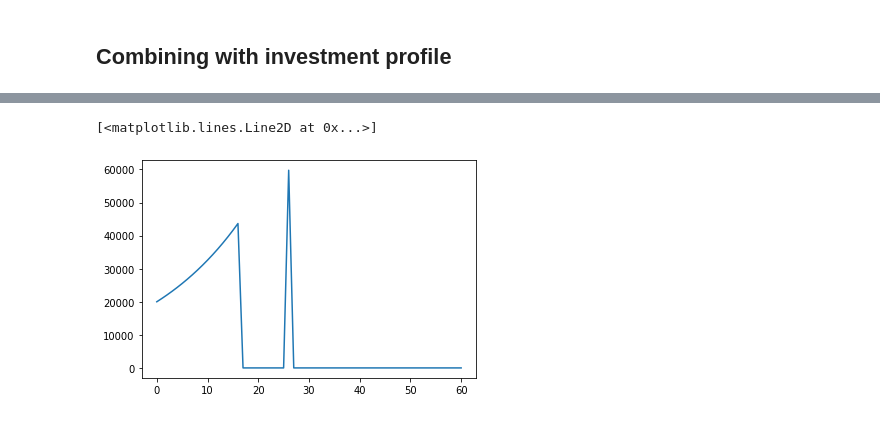
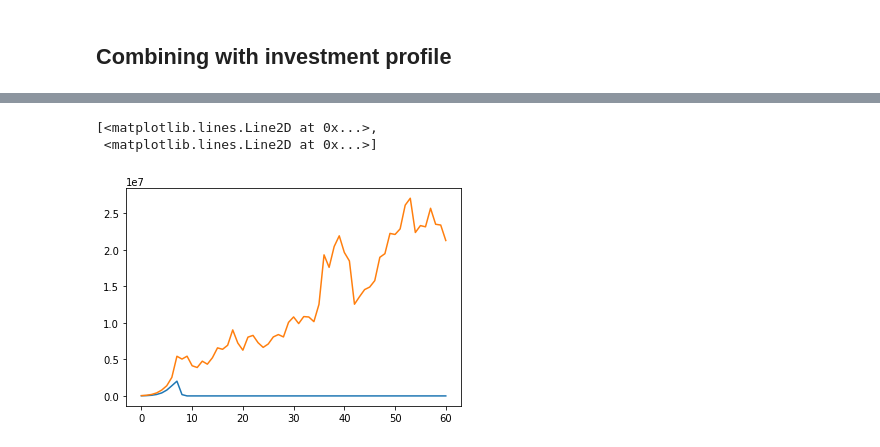
Before and after one commit to neriksen/applied_finance, a Jupyter notebook: portfolio_return.ipynb, the cells around one changed output, grey strips where cells are left out. Saved outputs shown, nothing was run; the diff lists cells and outputs as text; code cells hidden in the pictures.

```diff
--- a/portfolio_return.ipynb
+++ b/portfolio_return.ipynb
@@ -9,6 +9,7 @@ import simulate
 spx = pd.read_csv('^GSPC.csv', index_col=0)
 
 start = dt.date(2020, 1, 1)
-end = dt.date(2080, 12, 31)
+end = dt.date(2050, 12, 31)
+
 
 Market = simulate.Market(spx.iloc[-7500:, -2], start, end)
@@ -88,0 +110,22 @@ def phase_check(pv_u, dst, phase, td):
+# %%
+def phase_check(phase, pi_rf, pi_rm, pi_hat, td):
+    if phase == 4:
+        return 4
+
+    if td > 0:
+        #has target not been reached?
+        if pi_hat < pi_rm and phase <= 1:
+            return 1
+        else:
+            # if target has been reached once and debt remains, stay in phase 2
+            return 2
+
+    #if target has been reached and no debt remains
+    #is the value still above the target?
+    if pi_hat < pi_rf:
+        return 3
+    else:
+        return 4
+# %%
+def calc_pi(gamma, sigma, mr, rate, cost = 0):
+    return (mr - cost - rate)/(gamma * sigma)
@@ -187,0 +213,17 @@ des 1701492213.188261
+# %%
+investments = savings*0.05
+
+rf = 0.02
+rm = 0.03
+
+gamma = 1.5
+sigma = 0.20**2
+mr = 0.07
+
+pi_rf = calc_pi(gamma, sigma, mr, rf, cost = 0)
+pi_rm = calc_pi(gamma, sigma, mr, rm, cost = 0)
+
+print(pi_rf, pi_rm)
+
+
+port = calculate_return(investments, market['Price'].pct_change().values, 1, pi_rf, pi_rm, rf, rm)
@@ -202,5 +268,6 @@ port[20:30]
 # %%
-plt.plot(port['savings'])
+plt.plot(port.loc[:,['total_debt', 'tv_u']])
 # %% [output]
-[<matplotlib.lines.Line2D at 0x...>]
+[<matplotlib.lines.Line2D at 0x...>,
+ <matplotlib.lines.Line2D at 0x...>]
-[figure, old version]
+[figure, new version]
```
Also changed, not shown: parts of 20 cells of this notebook, 6 other files.
